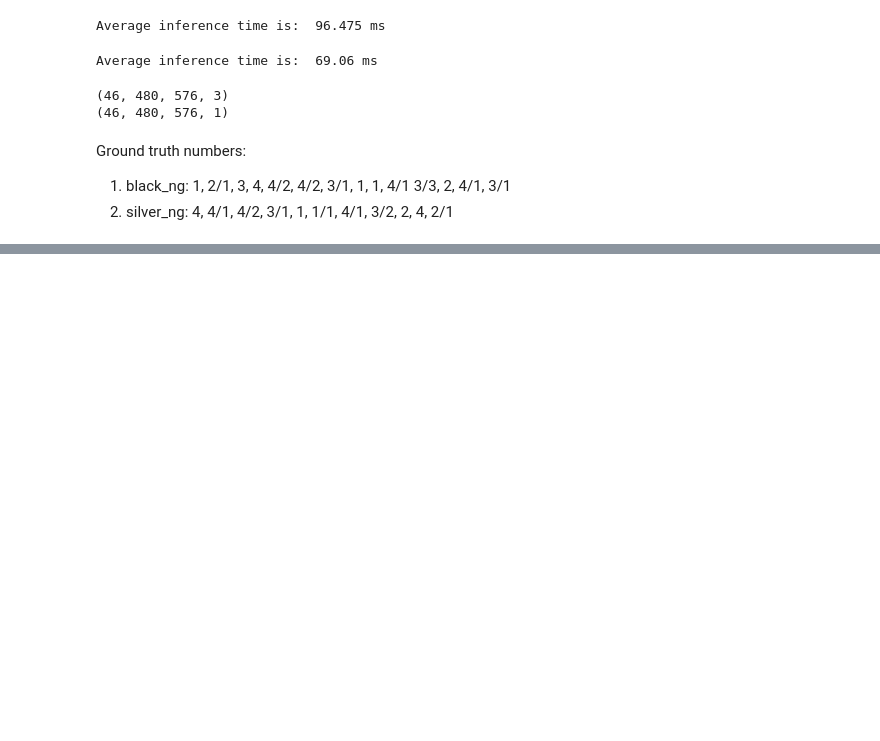
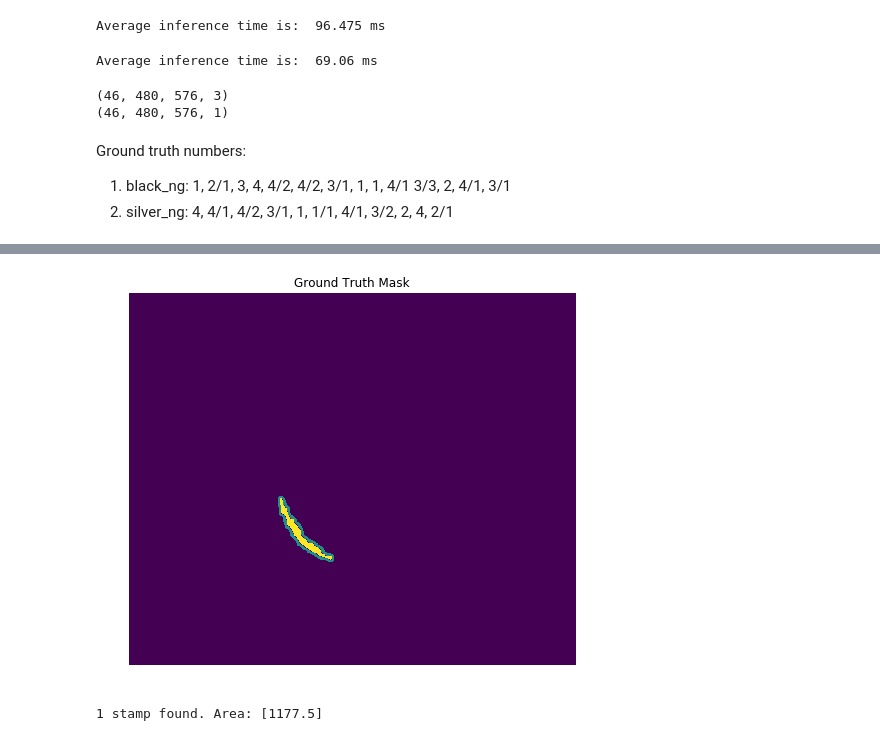
Before and after one commit to jhk0429/Segmentation_project, a Jupyter notebook: Inference.ipynb, the cells around one changed output, grey strips where cells are left out. Cells and saved outputs as stored; diff of their text form; code cells hidden in the pictures; blank space fills up the shorter version.

```diff
--- a/Inference.ipynb
+++ b/Inference.ipynb
@@ -309,0 +312,10 @@ print(np.shape(pred_mask[0][0][0]))
+# %%
+stamped_x = np.array(stamped).astype(np.uint8) * 255
+k = cv2.getStructuringElement(cv2.MORPH_RECT, (5,5))
+closed_stamp = cv2.dilate(stamped_x, k)
+
+contours, hierarchy = cv2.findContours(closed_stamp, cv2.RETR_LIST, cv2.CHAIN_APPROX_NONE)
+img, area, wh, count = draw_and_count(stamped_x, contours, label="stamp")
+# %% [output]
+[figure, added]
+1 stamp found. Area: [1177.5]
```
Also changed, not shown: parts of 20 cells of this notebook.
